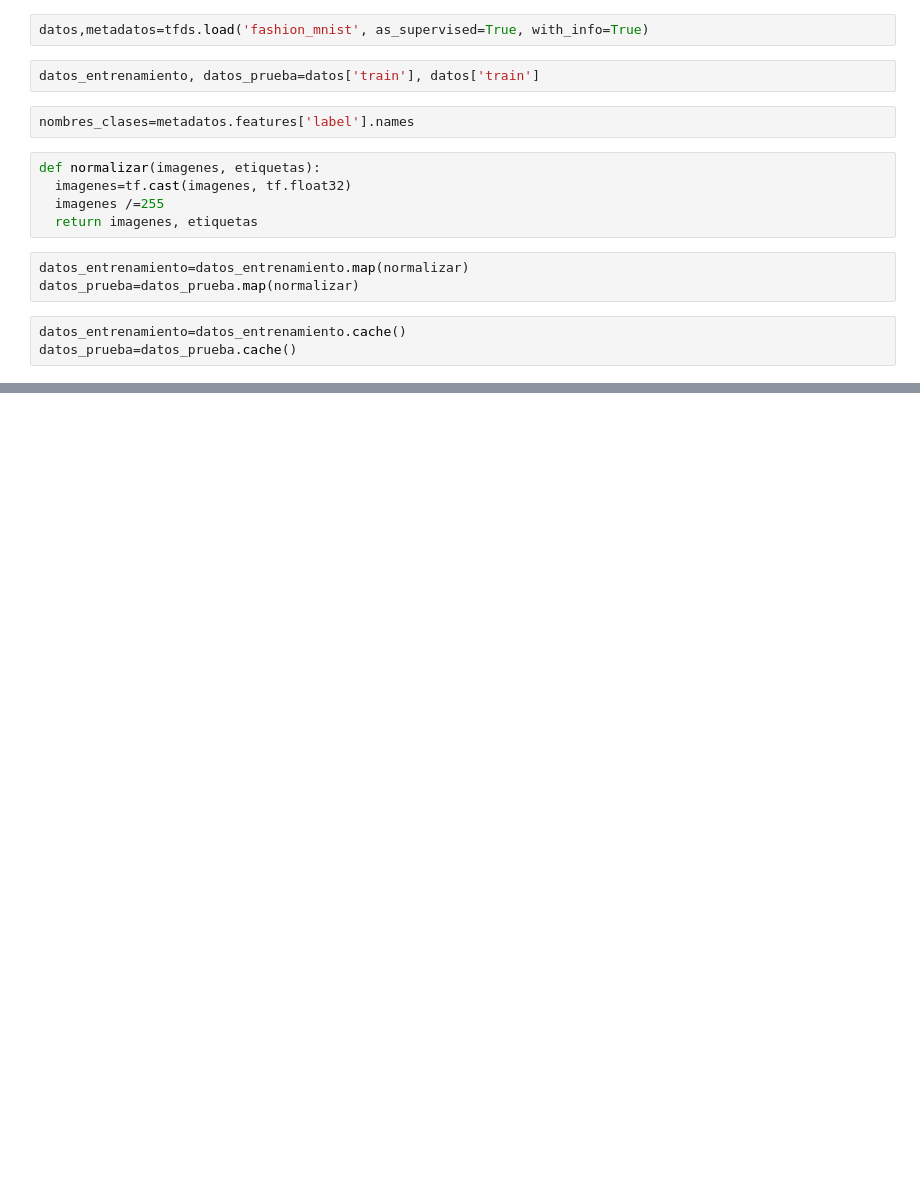
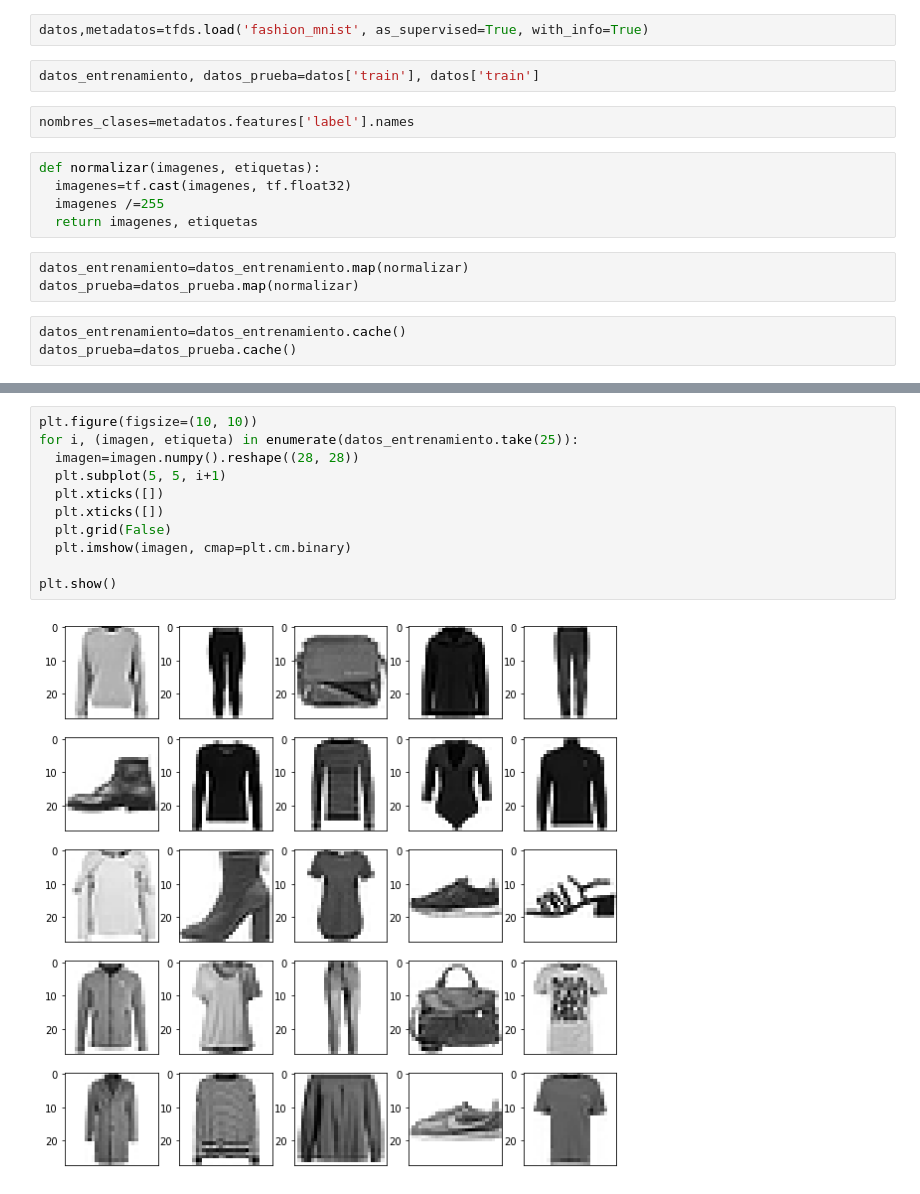
Before and after one commit to yosbel-penate/AppEFThreading, a Jupyter notebook: Clasificador_imagenes_ropa_RNN.ipynb, the cells around one changed output, grey strips where cells are left out. Cells and saved outputs as stored; diff of their text form; blank space fills up the shorter version.

```diff
--- a/Clasificador_imagenes_ropa_RNN.ipynb
+++ b/Clasificador_imagenes_ropa_RNN.ipynb
@@ -22,0 +36,13 @@ datos_prueba=datos_prueba.cache()
+# %%
+plt.figure(figsize=(10, 10))
+for i, (imagen, etiqueta) in enumerate(datos_entrenamiento.take(25)):
+  imagen=imagen.numpy().reshape((28, 28))
+  plt.subplot(5, 5, i+1)
+  plt.xticks([])
+  plt.xticks([])
+  plt.grid(False)
+  plt.imshow(imagen, cmap=plt.cm.binary)
+
+plt.show()
+# %% [output]
+[figure, added]
```
Also changed, not shown: parts of 1 cell of this notebook.
